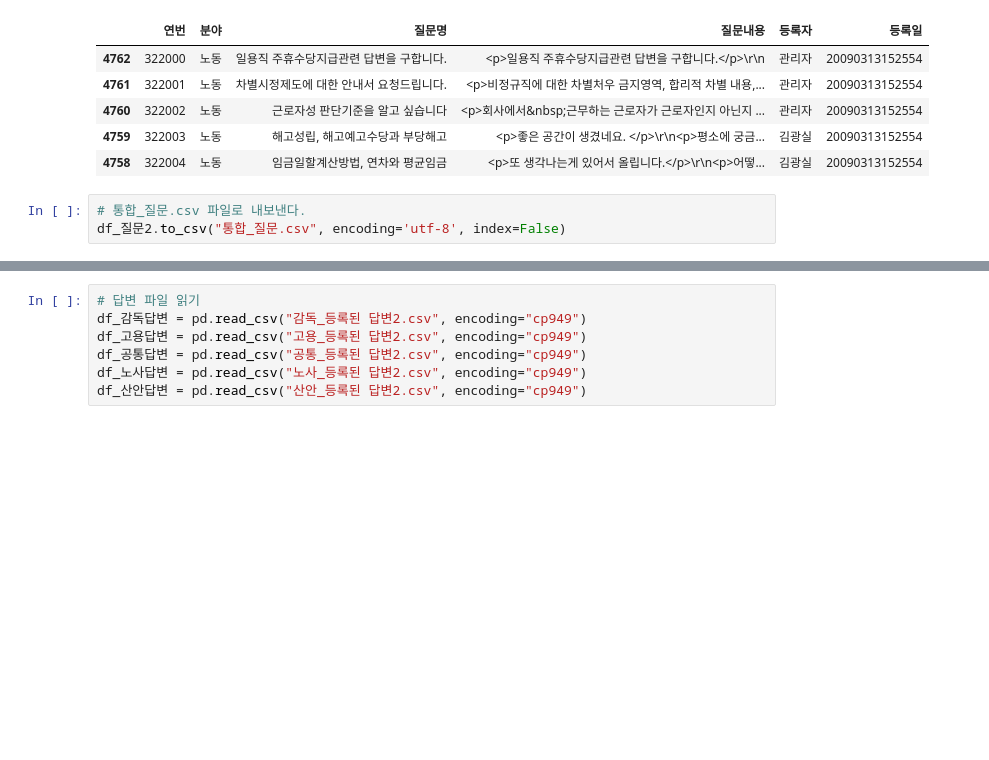
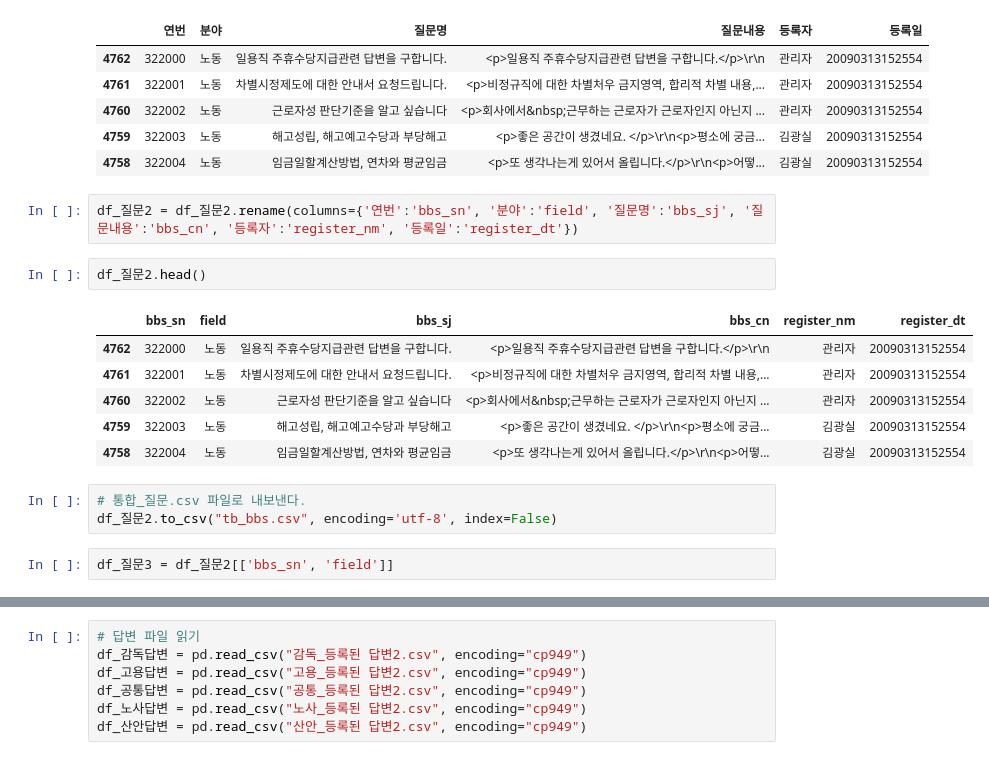
Before and after one commit to barkle2/IA, a Jupyter notebook: 지식SOS/transfer.ipynb, the cells around one changed output, grey strips where cells are left out. Drawn from its saved outputs; the diff is of its cells as text; blank space fills up the shorter version.

```diff
--- a/지식SOS/transfer.ipynb
+++ b/지식SOS/transfer.ipynb
@@ -205,6 +223,19 @@ df_질문2.head()
 | 4760 | 322002 | 노동 | 근로자성 판단기준을 알고 싶습니다 | <p>회사에서&nbsp;근무하는 근로자가 근로자인지 아닌지 ... | 관리자 | 20090313152554 |
 | 4759 | 322003 | 노동 | 해고성립, 해고예고수당과 부당해고 | <p>좋은 공간이 생겼네요. </p>\r\n<p>평소에 궁금... | 김광실 | 20090313152554 |
 | 4758 | 322004 | 노동 | 임금일할계산방법, 연차와 평균임금 | <p>또 생각나는게 있어서 올립니다.</p>\r\n<p>어떻... | 김광실 | 20090313152554 |
+# %%
+df_질문2 = df_질문2.rename(columns={'연번':'bbs_sn', '분야':'field', '질문명':'bbs_sj', '질문내용':'bbs_cn', '등록자':'register_nm', '등록일':'register_dt'})
+# %%
+df_질문2.head()
+# %% [output]
+|  | bbs_sn | field | bbs_sj | bbs_cn | register_nm | register_dt |
+| 4762 | 322000 | 노동 | 일용직 주휴수당지급관련 답변을 구합니다. | <p>일용직 주휴수당지급관련 답변을 구합니다.</p>\r\n | 관리자 | 20090313152554 |
+| 4761 | 322001 | 노동 | 차별시정제도에 대한 안내서 요청드립니다. | <p>비정규직에 대한 차별처우 금지영역, 합리적 차별 내용,... | 관리자 | 20090313152554 |
+| 4760 | 322002 | 노동 | 근로자성 판단기준을 알고 싶습니다 | <p>회사에서&nbsp;근무하는 근로자가 근로자인지 아닌지 ... | 관리자 | 20090313152554 |
+| 4759 | 322003 | 노동 | 해고성립, 해고예고수당과 부당해고 | <p>좋은 공간이 생겼네요. </p>\r\n<p>평소에 궁금... | 김광실 | 20090313152554 |
+| 4758 | 322004 | 노동 | 임금일할계산방법, 연차와 평균임금 | <p>또 생각나는게 있어서 올립니다.</p>\r\n<p>어떻... | 김광실 | 20090313152554 |
 # %%
 # 통합_질문.csv 파일로 내보낸다.
-df_질문2.to_csv("통합_질문.csv", encoding='utf-8', index=False)
+df_질문2.to_csv("tb_bbs.csv", encoding='utf-8', index=False)
+# %%
+df_질문3 = df_질문2[['bbs_sn', 'field']]
```
Also changed, not shown: parts of 8 cells of this notebook, 3 other files.
